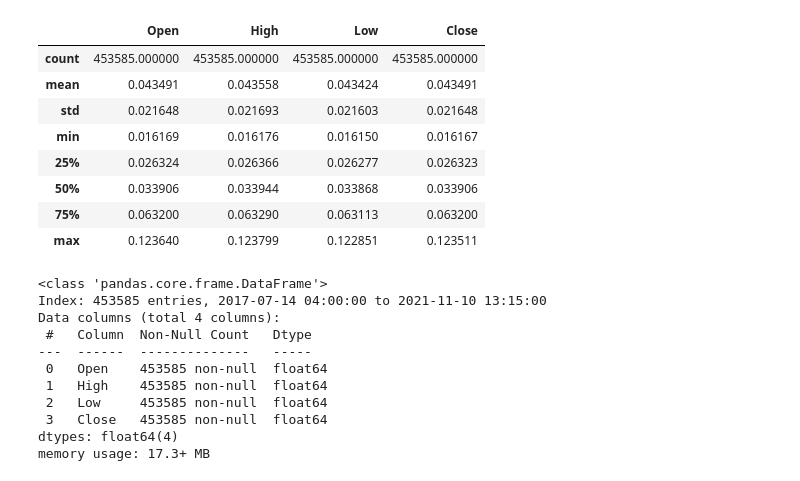
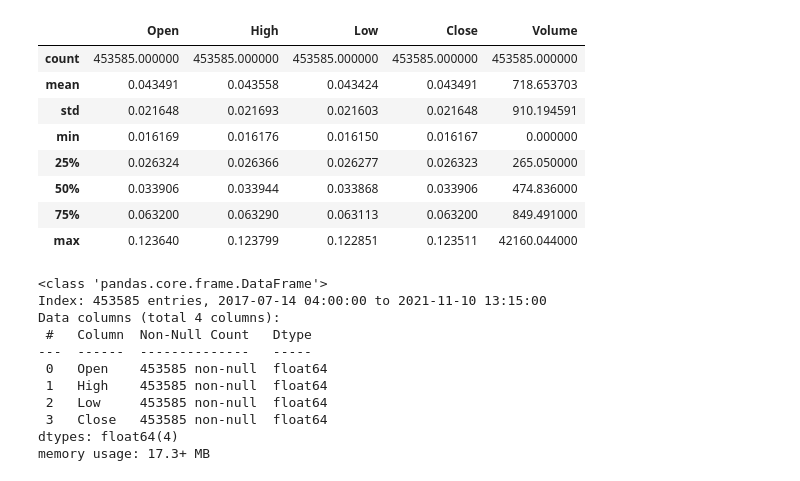
Before and after one commit to novis10813/Is-Technical-Indicator-Really-a-Thing-for-Deep-Learning, a Jupyter notebook: Data_description.ipynb, the cells around one changed output. Saved outputs shown, nothing was run; the diff lists cells and outputs as text; code cells hidden in the pictures.

Commit message:
add more data

```diff
--- a/Data_description.ipynb
+++ b/Data_description.ipynb
@@ -5,3 +6,2 @@ import numpy as np
 # %%
-df = pd.read_csv('ETHBTC-5m-data.csv')
-df.head()
+df = DataPreprocess('ETHBTC-5m-data.csv')
@@ -15,2 +7,0 @@ df.head()
-# %%
-df = df.set_index('Timestamp')
@@ -17,16 +18,16 @@ df = df.set_index('Timestamp')
 # %%
-df = df.iloc[:, :4]
+df = df.get_ohlcv()
 df.describe()
 # %% [output]
-|  | Open | High | Low | Close |
-| count | 453585.000000 | 453585.000000 | 453585.000000 | 453585.000000 |
-| mean | 0.043491 | 0.043558 | 0.043424 | 0.043491 |
-| std | 0.021648 | 0.021693 | 0.021603 | 0.021648 |
-| min | 0.016169 | 0.016176 | 0.016150 | 0.016167 |
-| 25% | 0.026324 | 0.026366 | 0.026277 | 0.026323 |
-| 50% | 0.033906 | 0.033944 | 0.033868 | 0.033906 |
-| 75% | 0.063200 | 0.063290 | 0.063113 | 0.063200 |
-| max | 0.123640 | 0.123799 | 0.122851 | 0.123511 |
+|  | Open | High | Low | Close | Volume |
+| count | 453585.000000 | 453585.000000 | 453585.000000 | 453585.000000 | 453585.000000 |
+| mean | 0.043491 | 0.043558 | 0.043424 | 0.043491 | 718.653703 |
+| std | 0.021648 | 0.021693 | 0.021603 | 0.021648 | 910.194591 |
+| min | 0.016169 | 0.016176 | 0.016150 | 0.016167 | 0.000000 |
+| 25% | 0.026324 | 0.026366 | 0.026277 | 0.026323 | 265.050000 |
+| 50% | 0.033906 | 0.033944 | 0.033868 | 0.033906 | 474.836000 |
+| 75% | 0.063200 | 0.063290 | 0.063113 | 0.063200 | 849.491000 |
+| max | 0.123640 | 0.123799 | 0.122851 | 0.123511 | 42160.044000 |
 # %%
 df.info()
 # %% [output]
```
Also changed, not shown: parts of 3 cells of this notebook, 3 other files.
